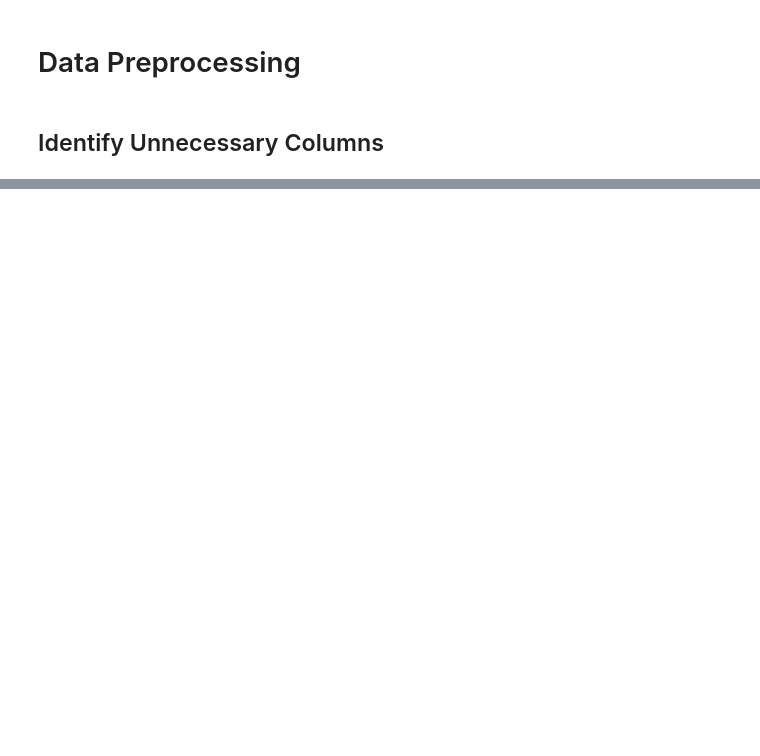
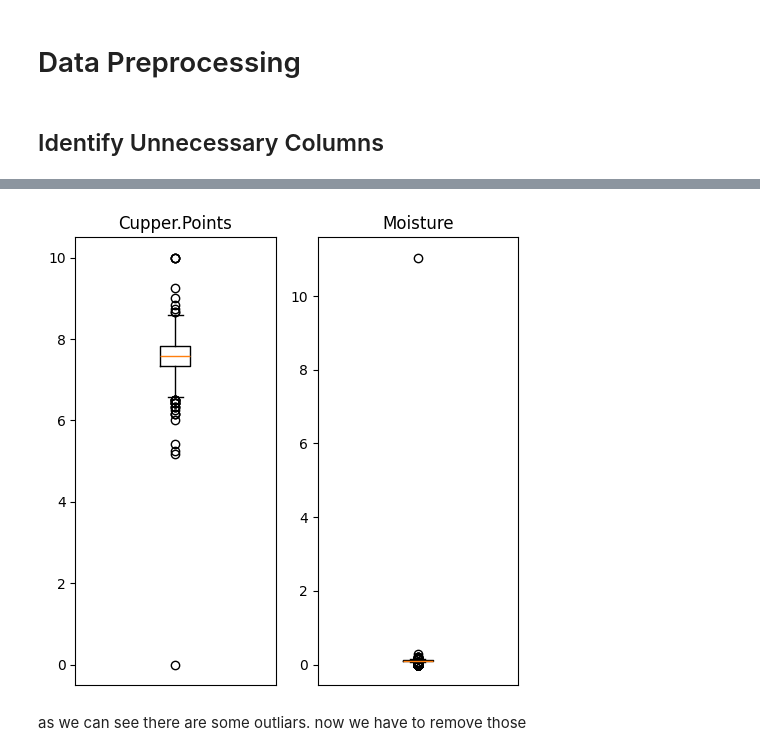
Before and after one commit to SonalJayasinghe/brewlytics, a Jupyter notebook: src/coffee filter/coffee_filter.ipynb, the cells around one changed output, grey strips where cells are left out. Saved outputs shown, nothing was run; the diff lists cells and outputs as text; code cells hidden in the pictures; blank space fills up the shorter version.

Commit message:
1. cleared outliers for cupper points and moisture

```diff
--- a/src/coffee filter/coffee_filter.ipynb
+++ b/src/coffee filter/coffee_filter.ipynb
@@ -95,0 +122,23 @@ calculate_pre_statistics(df)
+# %%
+category_cols = ['Cupper.Points','Moisture']
+# %%
+import matplotlib.pyplot as plt
+%matplotlib inline
+
+fig, axes = plt.subplots(nrows=1, ncols=2, figsize=(5, 5))
+axes = axes.flatten()
+
+def boxplot_drawer(axes,category_cols ):
+    for ax, col in zip(axes, category_cols):
+        ax.boxplot(df[col].dropna(), vert=True, whis=1.5)
+        ax.set_title(col)
+        ax.tick_params(axis='x', which='both', bottom=False, labelbottom=False)
+
+    plt.tight_layout()
+    plt.show()
+
+boxplot_drawer(axes,category_cols )
+# %% [output]
+[figure, added]
+# %% [markdown]
+as we can see there are some outliars. now we have to remove those
```
Also changed, not shown: parts of 16 cells of this notebook, 1 other file.
